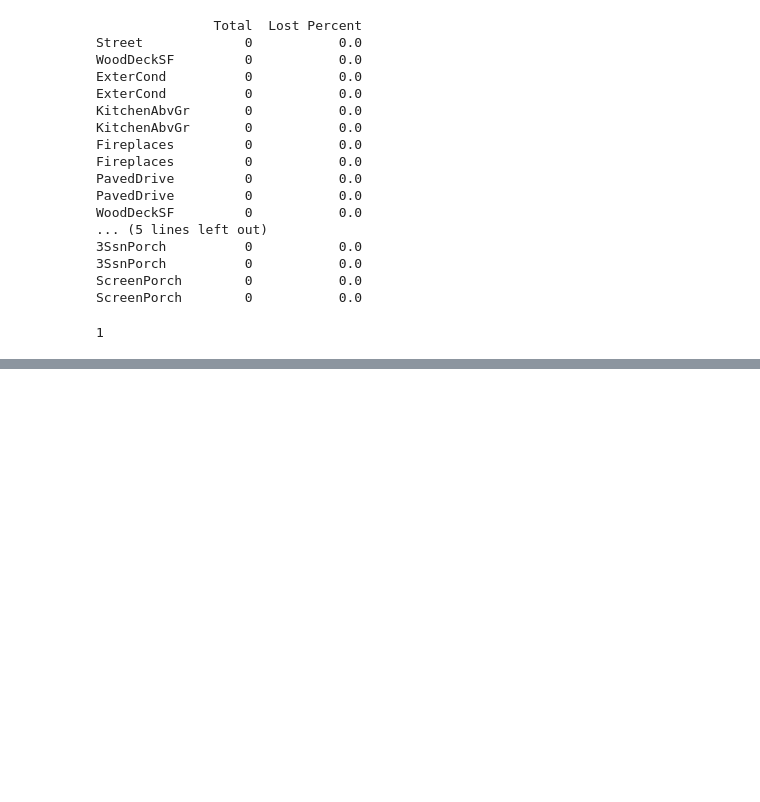
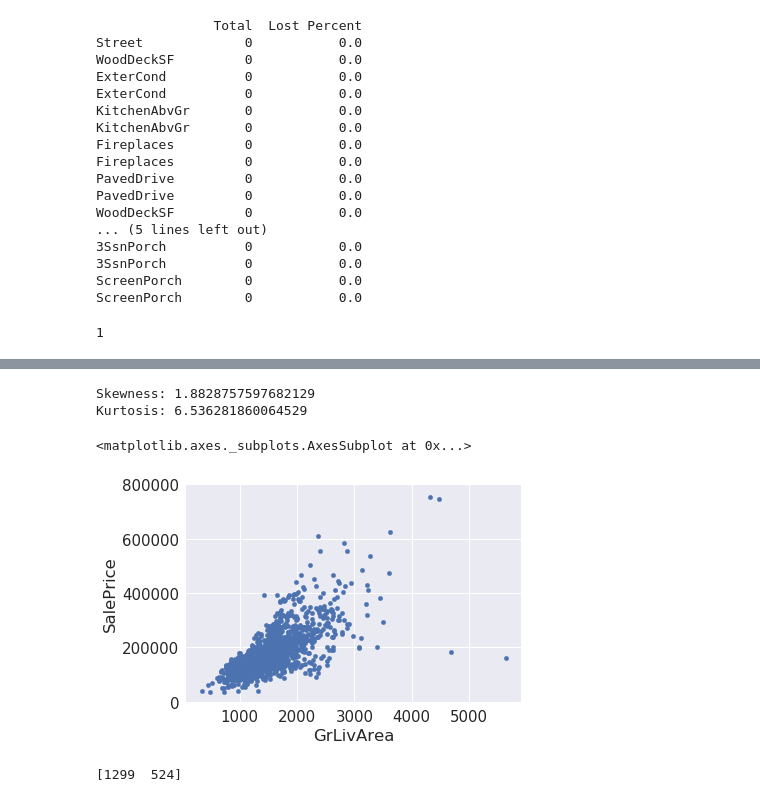
Before and after one commit to Stuming/Harbor, a Jupyter notebook: Kaggle/house_prices/house_price.ipynb, the cells around one changed output, grey strips where cells are left out. Drawn from its saved outputs; the diff is of its cells as text; code cells hidden in the pictures; blank space fills up the shorter version.

```diff
--- a/Kaggle/house_prices/house_price.ipynb
+++ b/Kaggle/house_prices/house_price.ipynb
@@ -193,0 +203,32 @@ print(tmp.isnull().sum().max())
+# %%
+'''
+从直方图可以看出：
+* 偏离正态分布
+* 数据正偏
+* 有峰值
+'''
+# 数据偏度和峰度度量
+print('Skewness: {}'.format(train['SalePrice'].skew()))
+print('Kurtosis: {}'.format(train['SalePrice'].kurt()))
+# %% [output]
+Skewness: 1.8828757597682129
+Kurtosis: 6.536281860064529
+# %%
+# 双变量分析
+
+# GrLivArea和SalePrice
+var = 'GrLivArea'
+data = pd.concat([train['SalePrice'], train[var]], axis=1)
+data.plot.scatter(x=var, y='SalePrice', ylim=(0, 800000))
+# %% [output]
+<matplotlib.axes._subplots.AxesSubplot at 0x...>
+[figure, added]
+# %%
+abnormal_value = train.sort_values(by=var, ascending=False)[:2]['Id'].values
+print(abnormal_value)
+
+tmp = train_test[train_test['SalePrice'].isnull().values==False]
+train_test = train_test.drop(tmp[tmp['Id'] == abnormal_value[0]].index)
+train_test = train_test.drop(tmp[tmp['Id'] == abnormal_value[1]].index)
+# %% [output]
+[1299  524]
```
Also changed, not shown: parts of 27 cells of this notebook.
